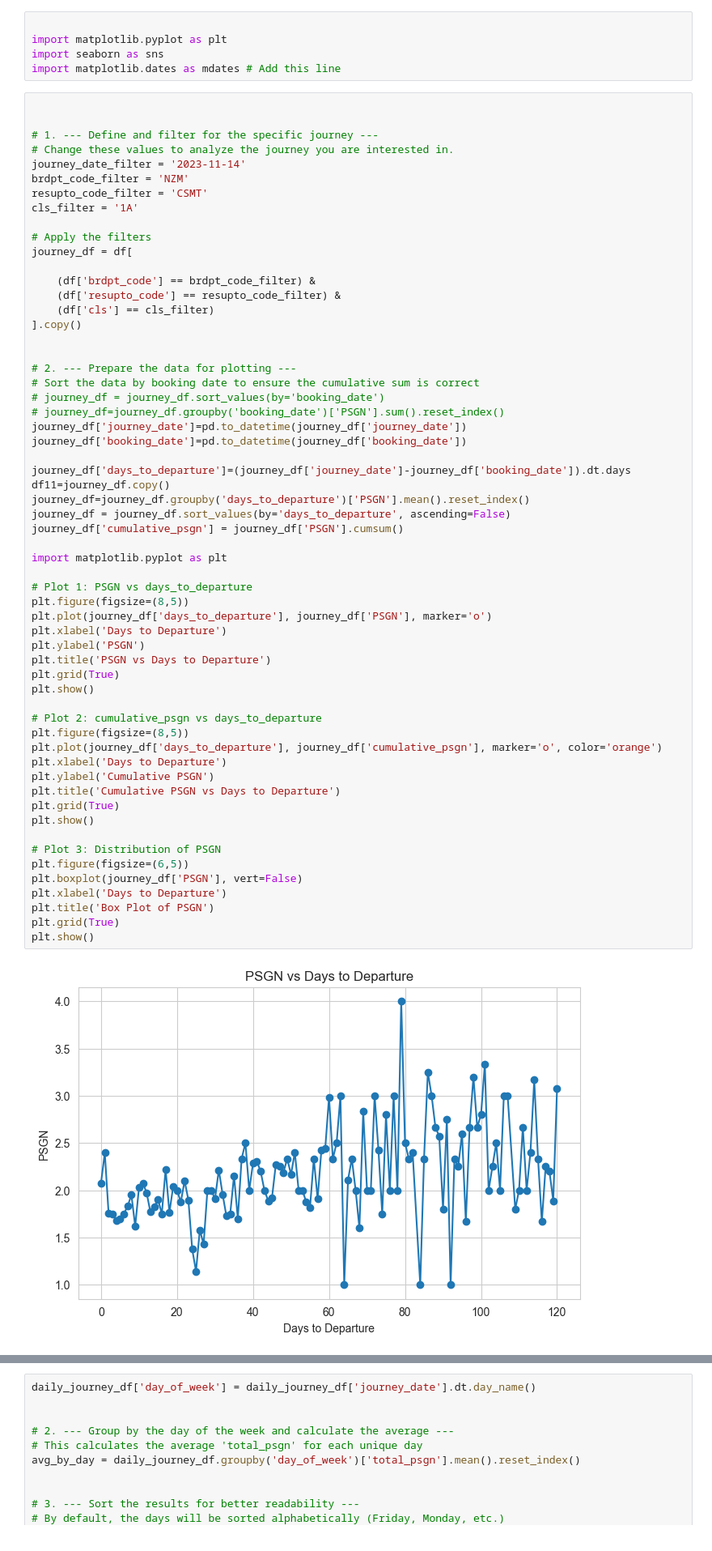
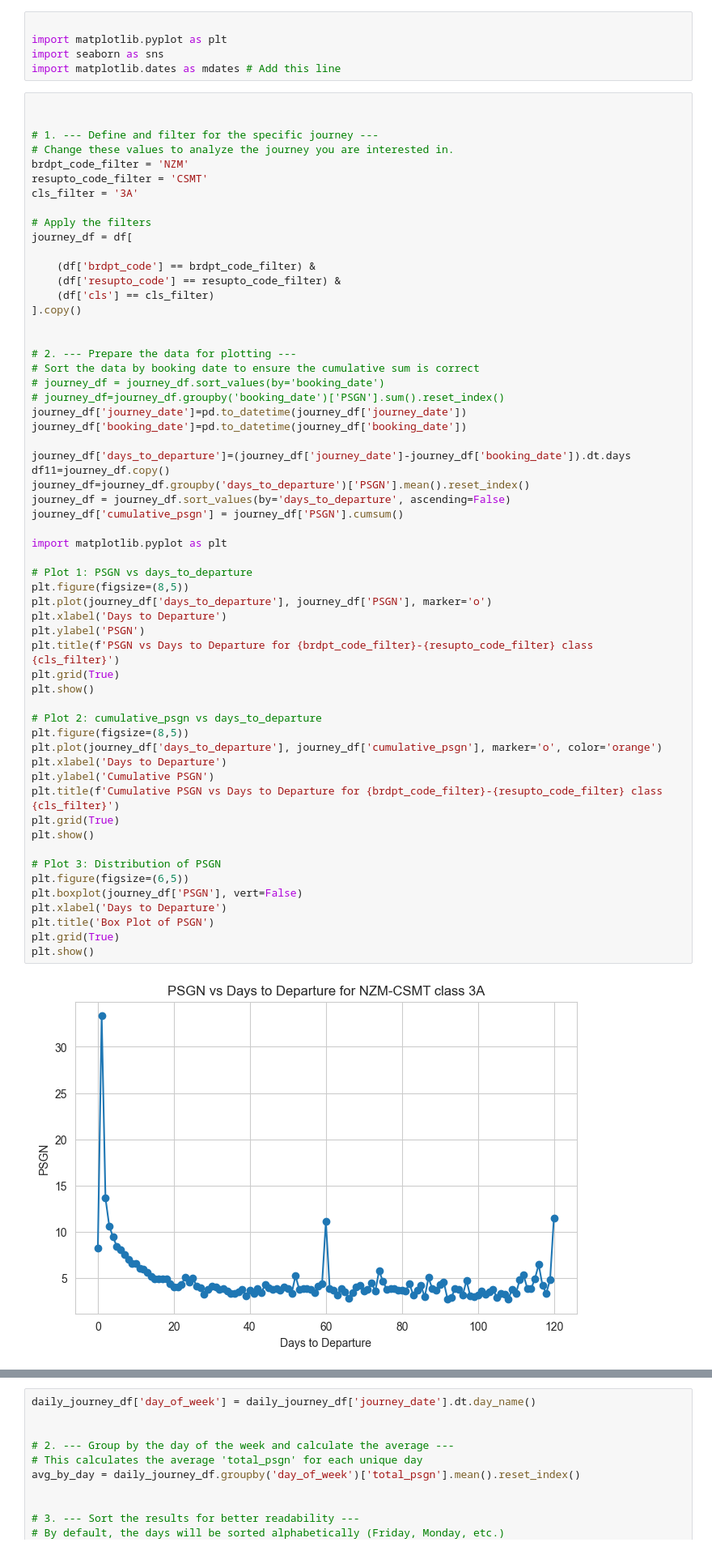
Before and after one commit to yashu1819/DPonTrain, a Jupyter notebook: Analysis/T22222.ipynb, the cells around one changed output, grey strips where cells are left out. Shown at 81% size. Drawn from its saved outputs; the diff is of its cells as text.

```diff
--- a/Analysis/T22222.ipynb
+++ b/Analysis/T22222.ipynb
@@ -95,10 +95,9 @@ import matplotlib.dates as mdates # Add this line
 
 # 1. --- Define and filter for the specific journey ---
 # Change these values to analyze the journey you are interested in.
-journey_date_filter = '2023-11-14'
 brdpt_code_filter = 'NZM'
 resupto_code_filter = 'CSMT'
-cls_filter = '1A'
+cls_filter = '3A'
 
 # Apply the filters
 journey_df = df[
@@ -121,33 +120,33 @@ df11=journey_df.copy()
 journey_df=journey_df.groupby('days_to_departure')['PSGN'].mean().reset_index()
 journey_df = journey_df.sort_values(by='days_to_departure', ascending=False)
 journey_df['cumulative_psgn'] = journey_df['PSGN'].cumsum()
 
 import matplotlib.pyplot as plt
 
 # Plot 1: PSGN vs days_to_departure
 plt.figure(figsize=(8,5))
 plt.plot(journey_df['days_to_departure'], journey_df['PSGN'], marker='o')
 plt.xlabel('Days to Departure')
 plt.ylabel('PSGN')
-plt.title('PSGN vs Days to Departure')
+plt.title(f'PSGN vs Days to Departure for {brdpt_code_filter}-{resupto_code_filter} class {cls_filter}')
 plt.grid(True)
 plt.show()
 
 # Plot 2: cumulative_psgn vs days_to_departure
 plt.figure(figsize=(8,5))
 plt.plot(journey_df['days_to_departure'], journey_df['cumulative_psgn'], marker='o', color='orange')
 plt.xlabel('Days to Departure')
 plt.ylabel('Cumulative PSGN')
-plt.title('Cumulative PSGN vs Days to Departure')
+plt.title(f'Cumulative PSGN vs Days to Departure for {brdpt_code_filter}-{resupto_code_filter} class {cls_filter}')
 plt.grid(True)
 plt.show()
 
 # Plot 3: Distribution of PSGN
 plt.figure(figsize=(6,5))
 plt.boxplot(journey_df['PSGN'], vert=False)
 plt.xlabel('Days to Departure')
 plt.title('Box Plot of PSGN')
 plt.grid(True)
 plt.show()
 # %% [output]
-[figure, old version]
+[figure, new version]
```
Also changed, not shown: parts of 5 cells of this notebook, 1 other file.
